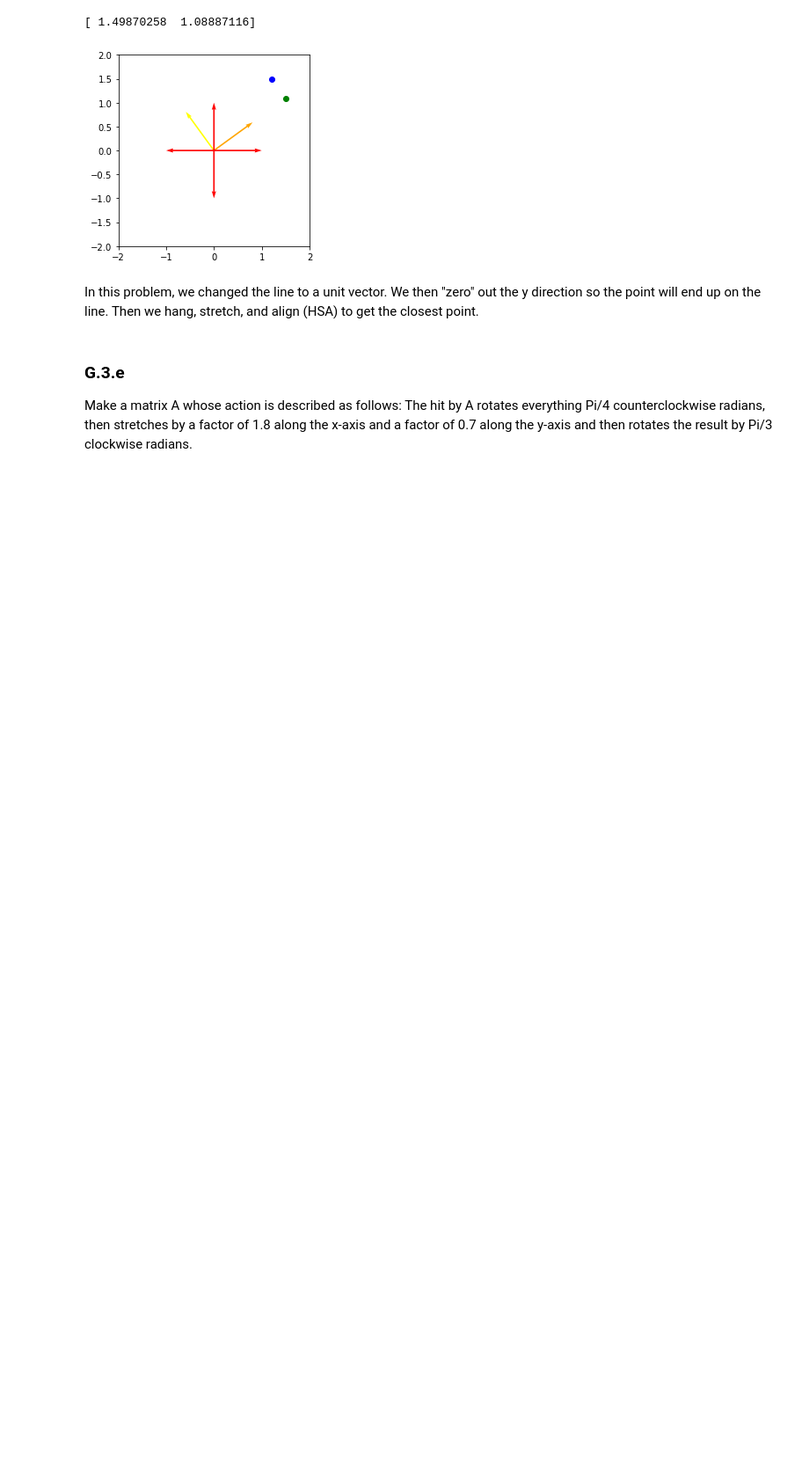
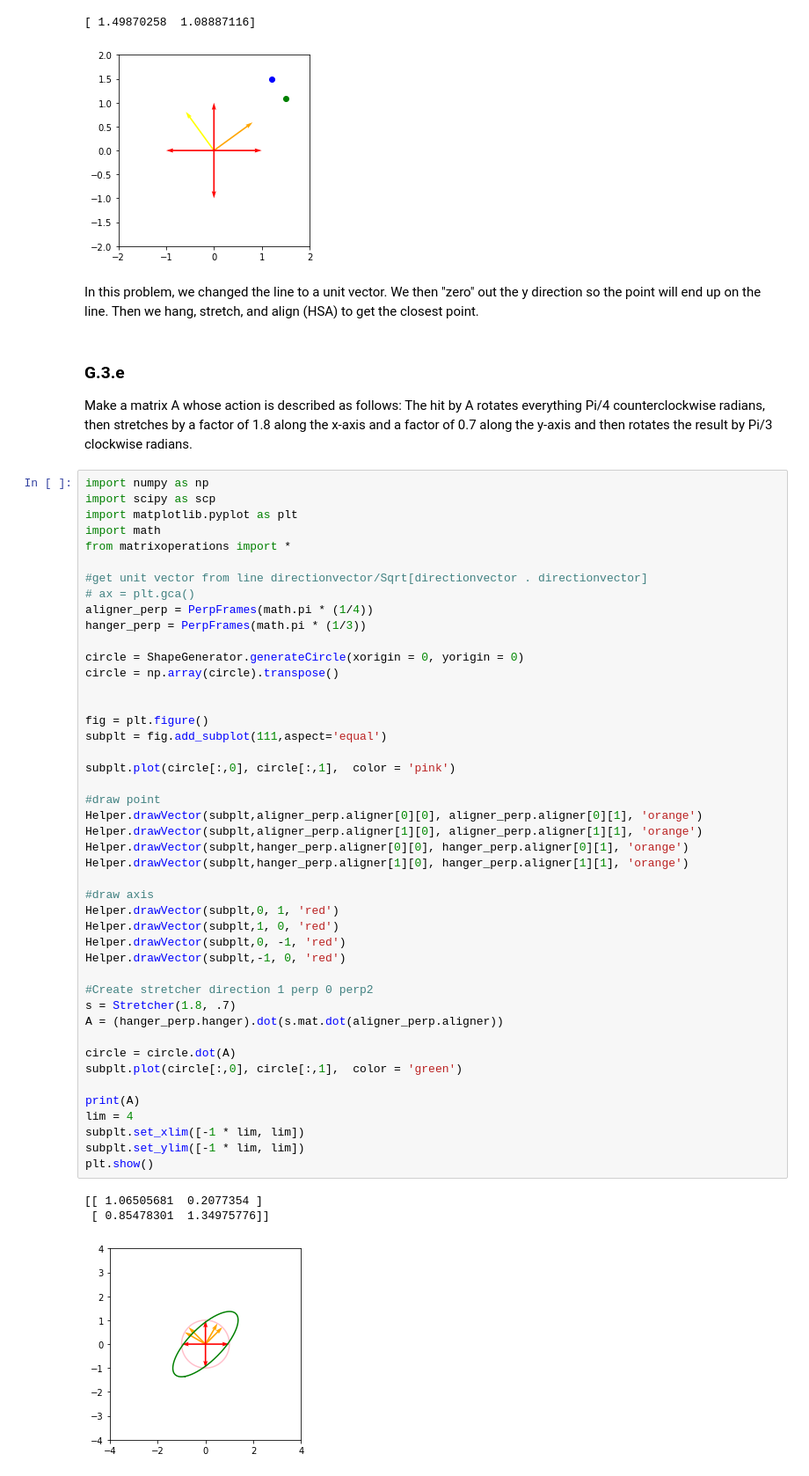
Before and after one commit to andorsk/linear_algebra, a Jupyter notebook: Lesson3.1.2.ipynb, the cells around one changed output. Shown: that part at 88% size. Drawn from its saved outputs; the diff is of its cells as text; blank space fills up the shorter version.

```diff
--- a/Lesson3.1.2.ipynb
+++ b/Lesson3.1.2.ipynb
@@ -173,3 +178,52 @@ In this problem, we changed the line to a unit vector. We then "zero" out the y
 
 Make a matrix A whose action is described as follows:
 The hit by A rotates everything Pi/4 counterclockwise radians, then stretches by a factor of 1.8 along the x-axis and a factor of 0.7 along the y-axis and then rotates the result by Pi/3 clockwise radians.
+# %%
+import numpy as np
+import scipy as scp
+import matplotlib.pyplot as plt
+import math
+from matrixoperations import *
+
+#get unit vector from line directionvector/Sqrt[directionvector . directionvector]
+# ax = plt.gca()
+aligner_perp = PerpFrames(math.pi * (1/4))
+hanger_perp = PerpFrames(math.pi * (1/3))
+
+circle = ShapeGenerator.generateCircle(xorigin = 0, yorigin = 0)
+circle = np.array(circle).transpose()
+
+
+fig = plt.figure()
+subplt = fig.add_subplot(111,aspect='equal')
+
+subplt.plot(circle[:,0], circle[:,1],  color = 'pink')
+
+#draw point
+Helper.drawVector(subplt,aligner_perp.aligner[0][0], aligner_perp.aligner[0][1], 'orange')
+Helper.drawVector(subplt,aligner_perp.aligner[1][0], aligner_perp.aligner[1][1], 'orange')
+Helper.drawVector(subplt,hanger_perp.aligner[0][0], hanger_perp.aligner[0][1], 'orange')
+Helper.drawVector(subplt,hanger_perp.aligner[1][0], hanger_perp.aligner[1][1], 'orange')
+
+#draw axis
+Helper.drawVector(subplt,0, 1, 'red')
+Helper.drawVector(subplt,1, 0, 'red')
+Helper.drawVector(subplt,0, -1, 'red')
+Helper.drawVector(subplt,-1, 0, 'red')
+
+#Create stretcher direction 1 perp 0 perp2
+s = Stretcher(1.8, .7)
+A = (hanger_perp.hanger).dot(s.mat.dot(aligner_perp.aligner))
+
+circle = circle.dot(A)
+subplt.plot(circle[:,0], circle[:,1],  color = 'green')
+
+print(A)
+lim = 4
+subplt.set_xlim([-1 * lim, lim])
+subplt.set_ylim([-1 * lim, lim])
+plt.show()
+# %% [output]
+[[ 1.06505681  0.2077354 ]
+ [ 0.85478301  1.34975776]]
+[figure, added]
```
Also changed, not shown: parts of 2 cells of this notebook, 1 other file.
